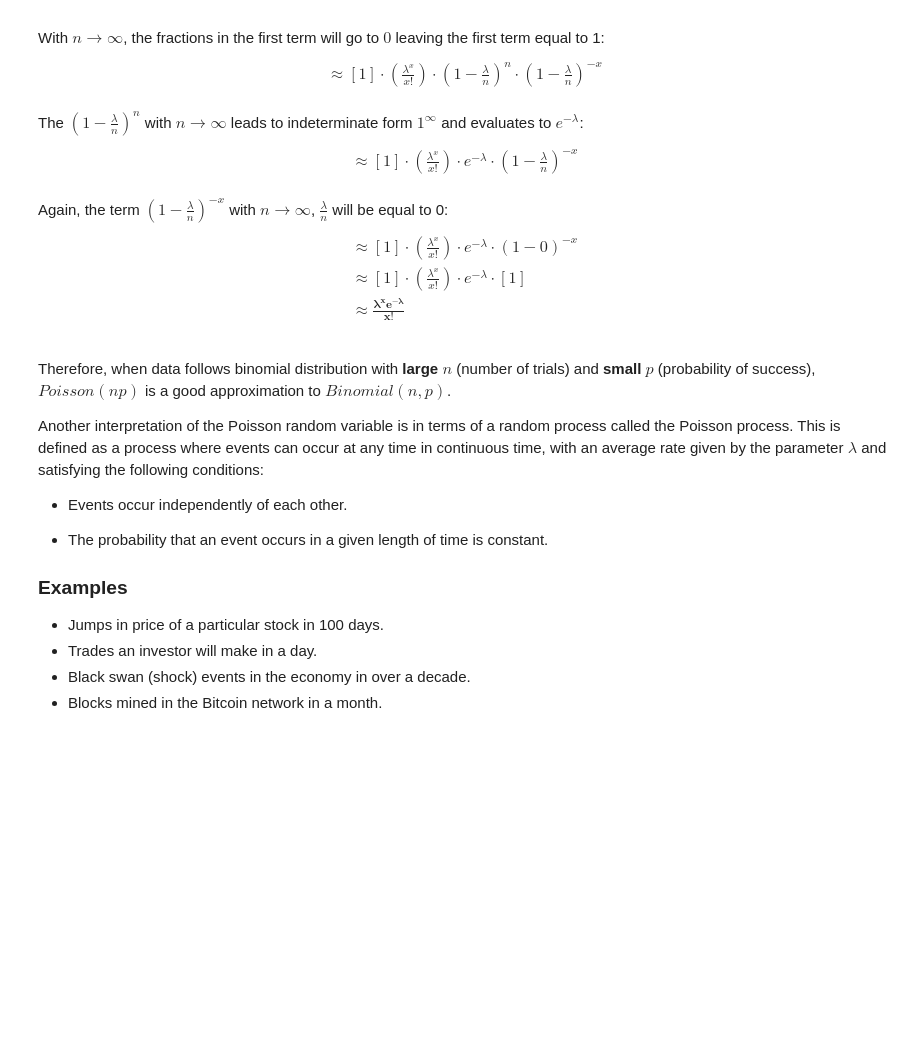
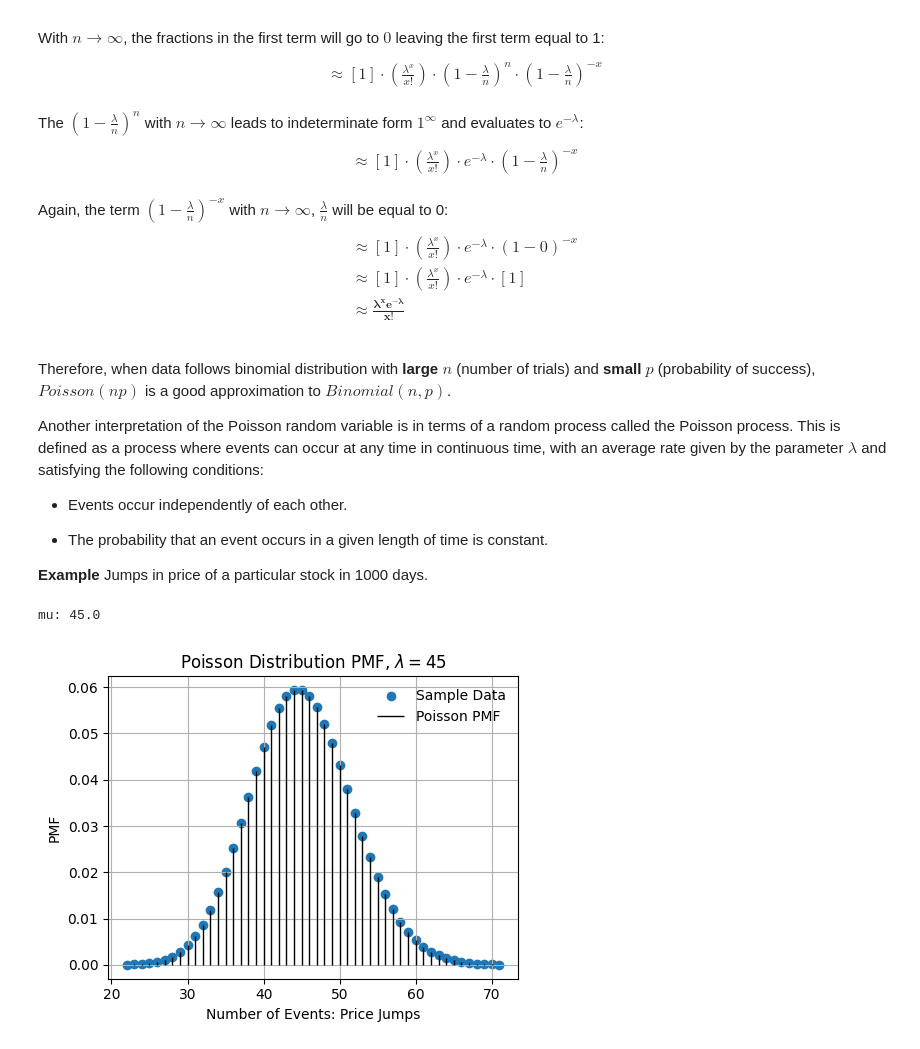
Before and after one commit to akalingking/quant-finance-lectures, a Jupyter notebook: 03_statistics/03_statistical_models_poisson.ipynb, the cells around one changed output. Saved outputs shown, nothing was run; the diff lists cells and outputs as text; code cells hidden in the pictures; blank space fills up the shorter version.

Commit message:
poisson examples

```diff
--- a/03_statistics/03_statistical_models_poisson.ipynb
+++ b/03_statistics/03_statistical_models_poisson.ipynb
@@ -80,8 +80,35 @@ Another interpretation of the Poisson random variable is in terms of a random pr
 
 - The probability that an event occurs in a given length of time is constant.
 
-### Examples
-- Jumps in price of a particular stock in 100 days.
-- Trades an investor will make in a day.
-- Black swan (shock) events in the economy in over a decade.
-- Blocks mined in the Bitcoin network in a month.
+
+
+**Example**  Jumps in price of a particular stock in 1000 days.
+# %%
+n = 1000   # Number of days
+p = 0.045  # Probability of jump in price
+mu = n*p   # Refer to mean parameter of binomial distribution
+print(f"mu: {mu}")
+# %% [output]
+mu: 45.0
+# %%
+# Plot using derivation shown above
+lam = n * p
+f = lambda x: np.exp(-lam) * (lam**x) / factorial(x)
+# Generate Random sample data
+x = np.arange(poisson.ppf(0.0001, mu), poisson.ppf(0.9999, mu))
+# or
+#x = poisson.rvs(mu=mu, size=n)
+y = f(x)
+# Plot
+fig, ax = plt.subplots(1,1, figsize=(5,4))
+ax.scatter(x, y, label="Sample Data")
+ax.vlines(x, 0, poisson.pmf(x, mu), colors='k', linestyles='-', lw=1, label='Poisson PMF')
+ax.set_title("Poisson Distribution PMF, $\lambda=45$")
+ax.set_xlabel("Number of Events: Price Jumps")
+ax.set_ylabel("PMF")
+plt.tight_layout()
+plt.grid(":")
+plt.legend(loc="best", frameon=False)
+plt.show()
+# %% [output]
+[figure, added]
```
Also changed, not shown: parts of 2 cells of this notebook.
